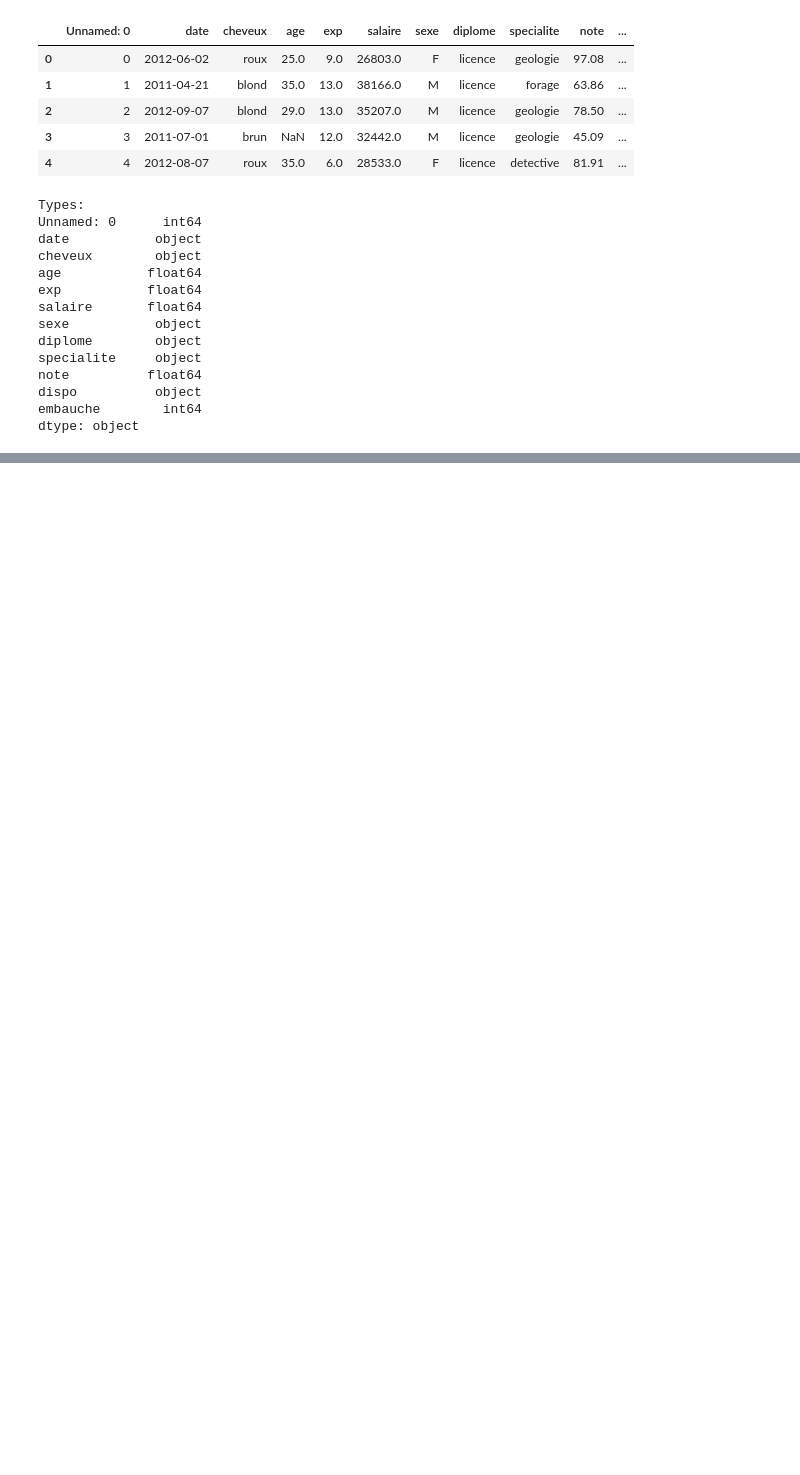
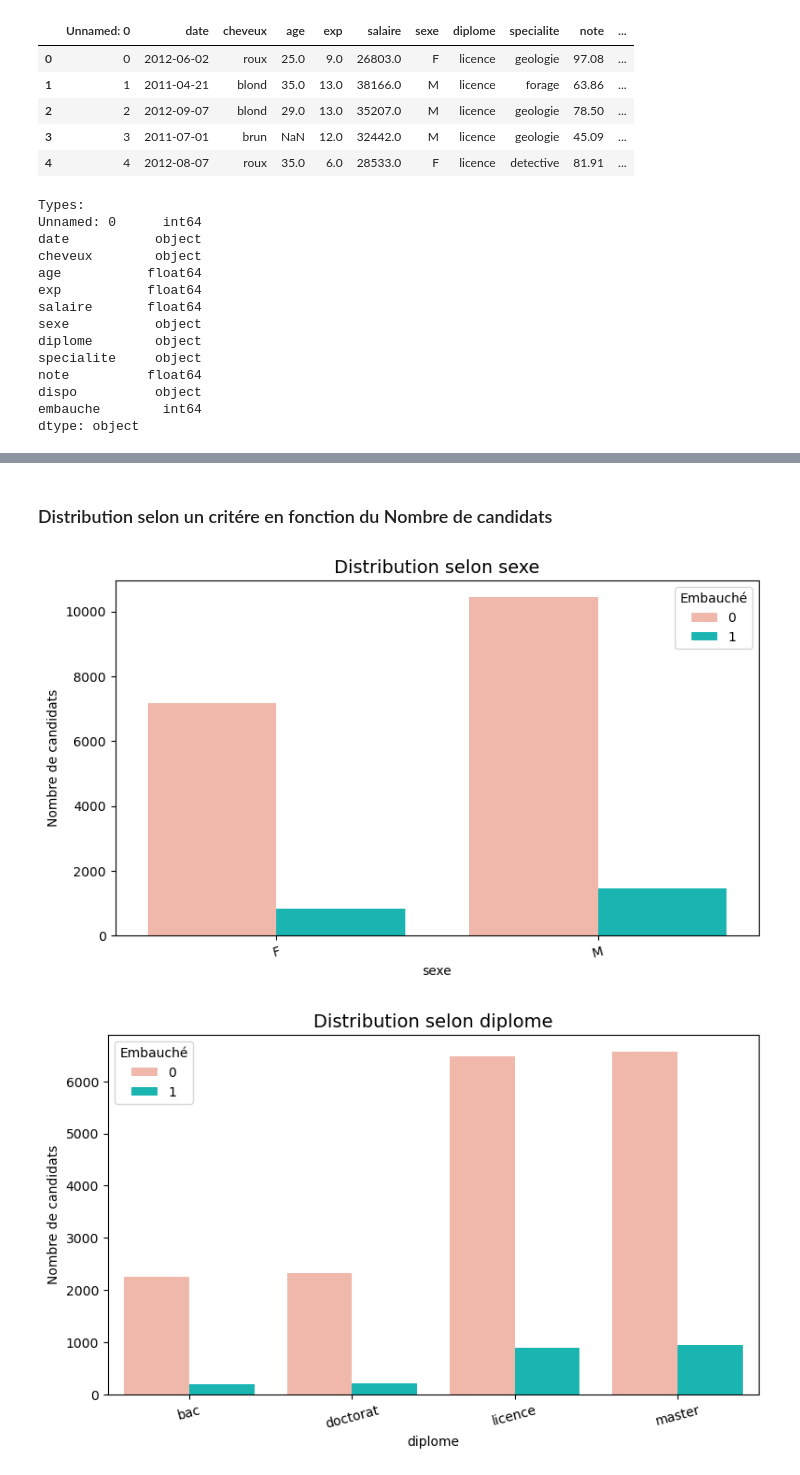
Before and after one commit to sana582/Ace-DS-Interviews---Case-Study, a Jupyter notebook: analyse.ipynb, the cells around one changed output, grey strips where cells are left out. Drawn from its saved outputs; the diff is of its cells as text; code cells hidden in the pictures; blank space fills up the shorter version.

```diff
--- a/analyse.ipynb
+++ b/analyse.ipynb
@@ -44,0 +149,24 @@ dtype: object
+# %% [markdown]
+### Distribution selon un critére en fonction du Nombre de candidats
+# %%
+cat_vars = ["sexe", "diplome", "specialite", "dispo"]
+
+for col in cat_vars:
+    plt.figure(figsize=(9,5))
+    prop = (
+        df.groupby([col, "embauche"])
+        .size()
+        .reset_index(name="count")
+    )
+
+    sns.barplot(data=prop, x=col, y="count", hue="embauche",
+                palette=["#fab1a0", "#00cec9"])
+    plt.title(f"Distribution selon {col}", fontsize=14)
+    plt.xlabel(col)
+    plt.ylabel("Nombre de candidats")
+    plt.legend(title="Embauché")
+    plt.xticks(rotation=15)
+    plt.show()
+# %% [output]
+[figure, added]
+[figure, added]
```
Also changed, not shown: parts of 20 cells of this notebook, 1 other file.
